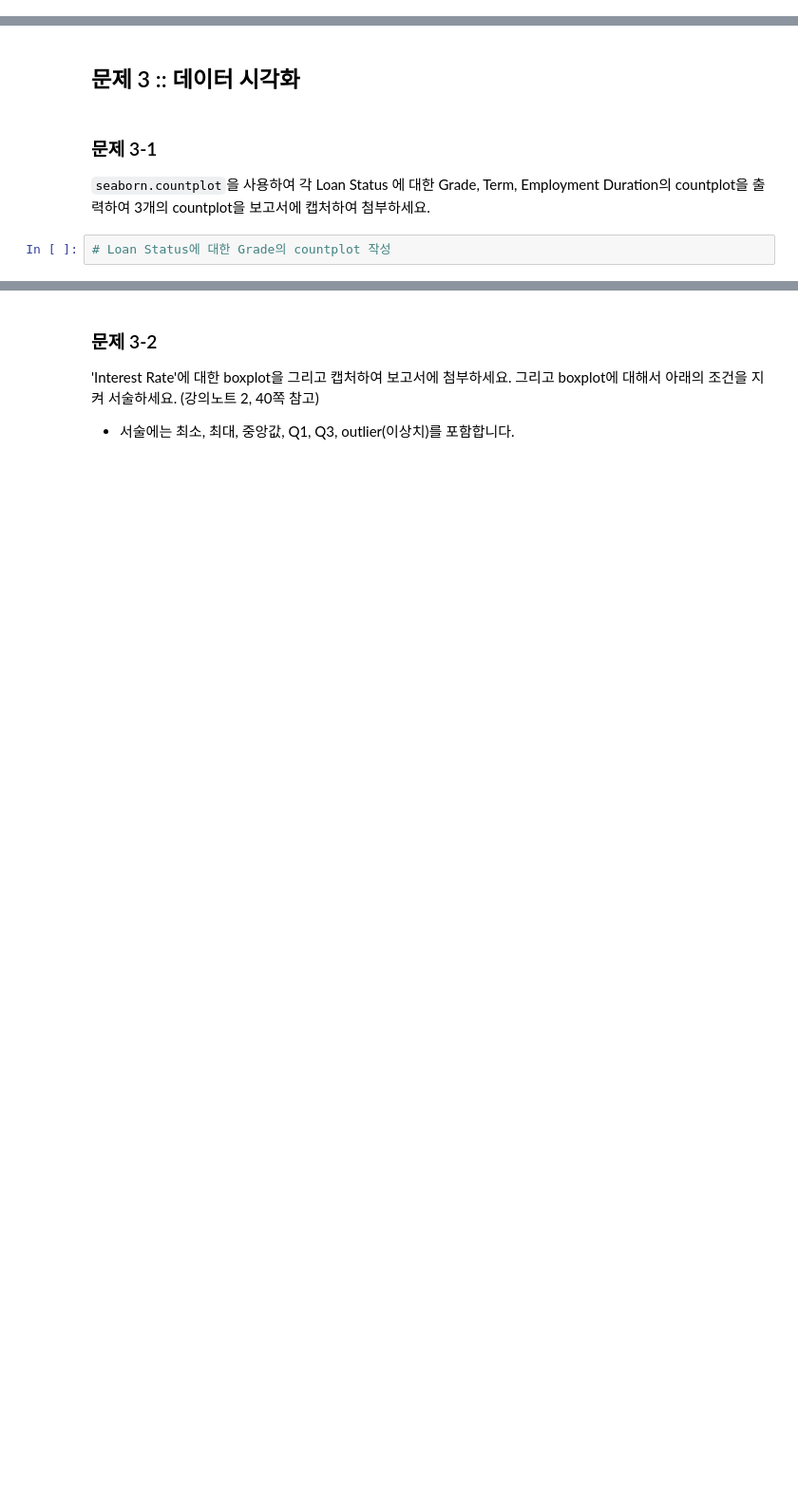
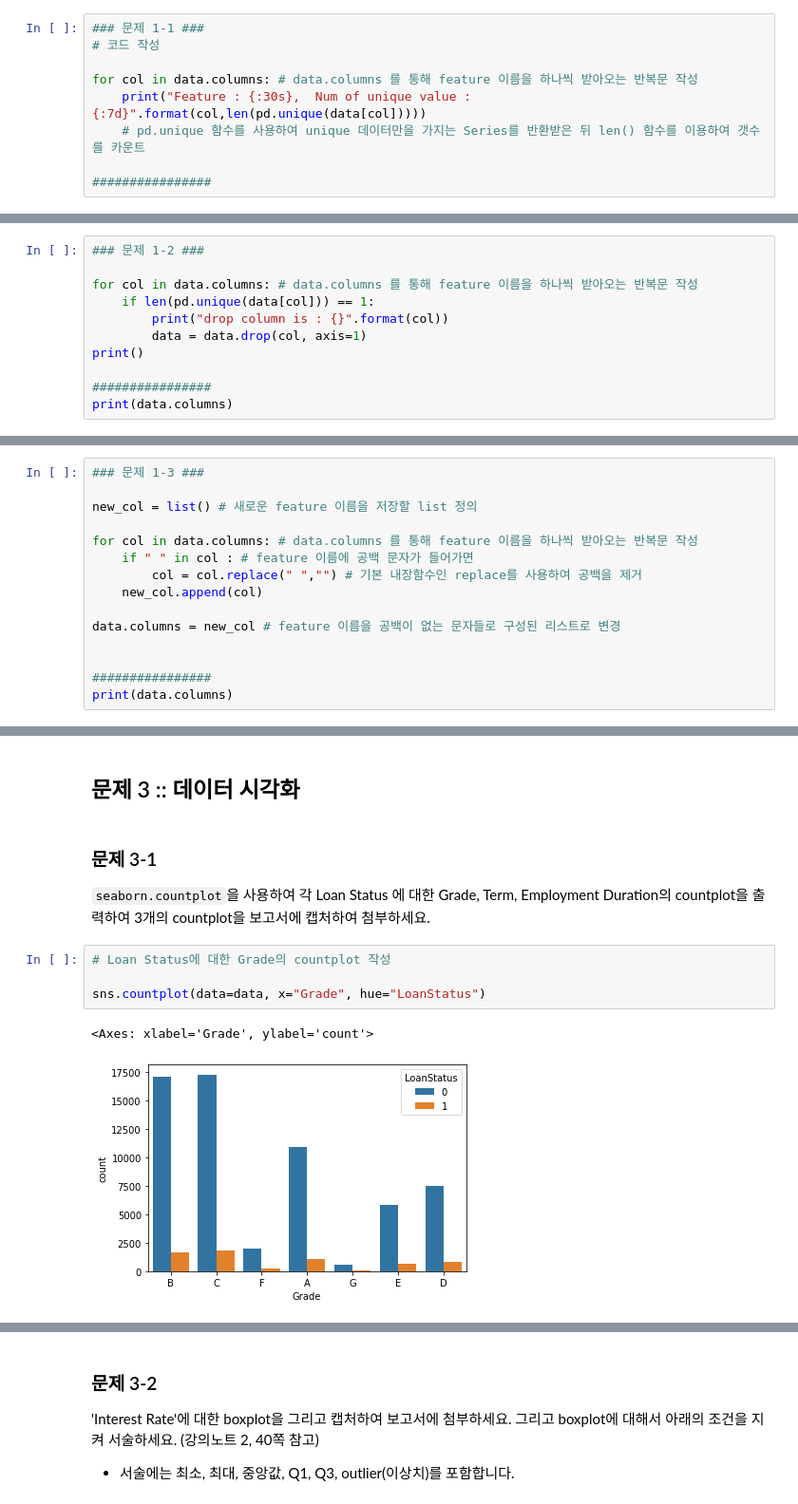
Before and after one commit to YooSungSoo/Study_ML_Ajou, a Jupyter notebook: HW1_ipynb의_사본.ipynb, the cells around one changed output, grey strips where cells are left out. Shown: that part at 95% size. Cells and saved outputs as stored; diff of their text form; blank space fills up the shorter version.

````diff
--- a/HW1_ipynb의_사본.ipynb
+++ b/HW1_ipynb의_사본.ipynb
@@ -109,0 +203,9 @@ DataFrame data의 각 feature에 포함된 unique value의 개수를 구하고
+# %%
+### 문제 1-1 ###
+# 코드 작성
+
+for col in data.columns: # data.columns 를 통해 feature 이름을 하나씩 받아오는 반복문 작성
+    print("Feature : {:30s},  Num of unique value : {:7d}".format(col,len(pd.unique(data[col]))))
+    # pd.unique 함수를 사용하여 unique 데이터만을 가지는 Series를 반환받은 뒤 len() 함수를 이용하여 갯수를 카운트
+
+################
@@ -117,0 +233,11 @@ print(data.columns)
+# %%
+### 문제 1-2 ###
+
+for col in data.columns: # data.columns 를 통해 feature 이름을 하나씩 받아오는 반복문 작성
+    if len(pd.unique(data[col])) == 1:
+        print("drop column is : {}".format(col))
+        data = data.drop(col, axis=1)
+print()
+
+################
+print(data.columns)
@@ -125,0 +263,15 @@ print(data.columns)
+# %%
+### 문제 1-3 ###
+
+new_col = list() # 새로운 feature 이름을 저장할 list 정의
+
+for col in data.columns: # data.columns 를 통해 feature 이름을 하나씩 받아오는 반복문 작성
+    if " " in col : # feature 이름에 공백 문자가 들어가면
+        col = col.replace(" ","") # 기본 내장함수인 replace를 사용하여 공백을 제거
+    new_col.append(col)
+
+data.columns = new_col # feature 이름을 공백이 없는 문자들로 구성된 리스트로 변경
+
+
+################
+print(data.columns)
@@ -154,5 +326,10 @@ print(numerical)
 ```seaborn.countplot```을 사용하여 각 Loan Status 에 대한 Grade, Term, Employment Duration의 countplot을 출력하여 3개의 countplot을 보고서에 캡처하여 첨부하세요.
 # %%
 # Loan Status에 대한 Grade의 countplot 작성
+
+sns.countplot(data=data, x="Grade", hue="LoanStatus")
+# %% [output]
+<Axes: xlabel='Grade', ylabel='count'>
+[figure, added]
 # %%
 # Loan Status에 대한 Term의 countplot 작성
````
Also changed, not shown: parts of 33 cells of this notebook.
